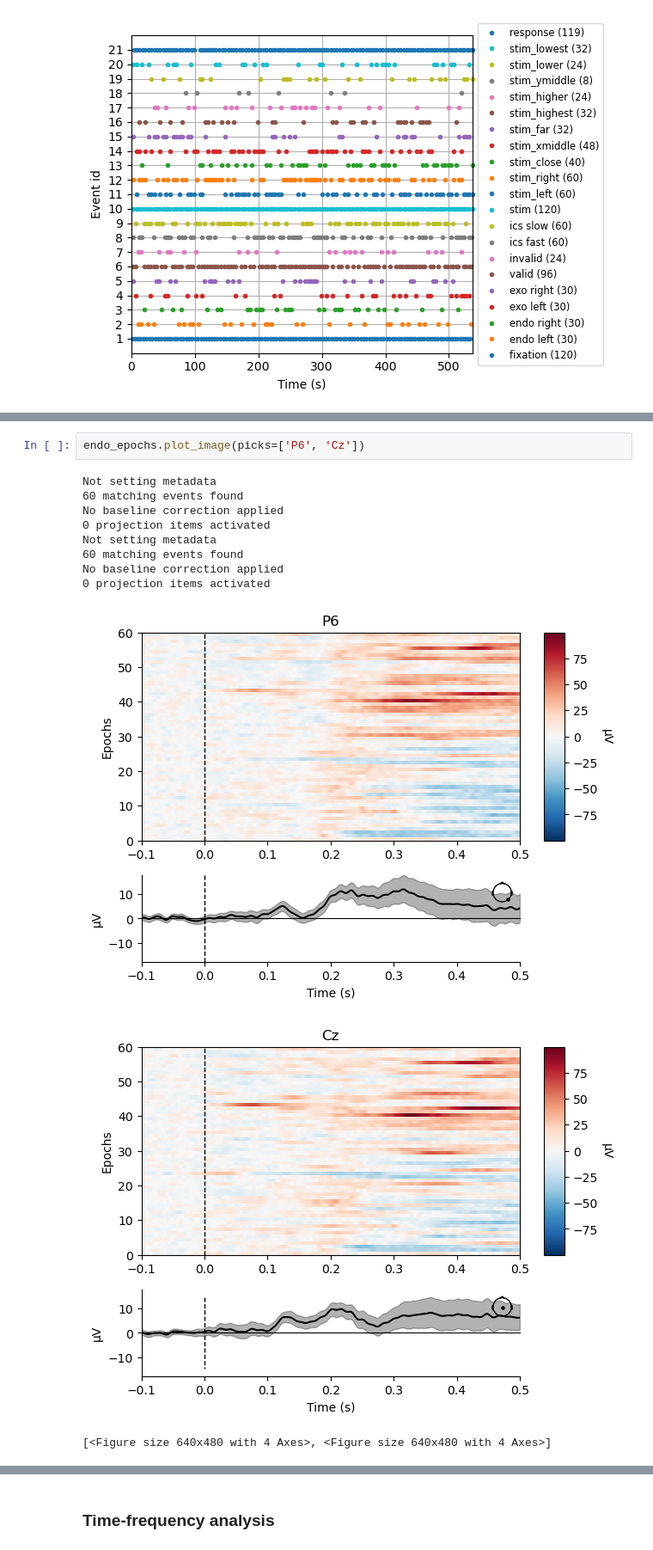
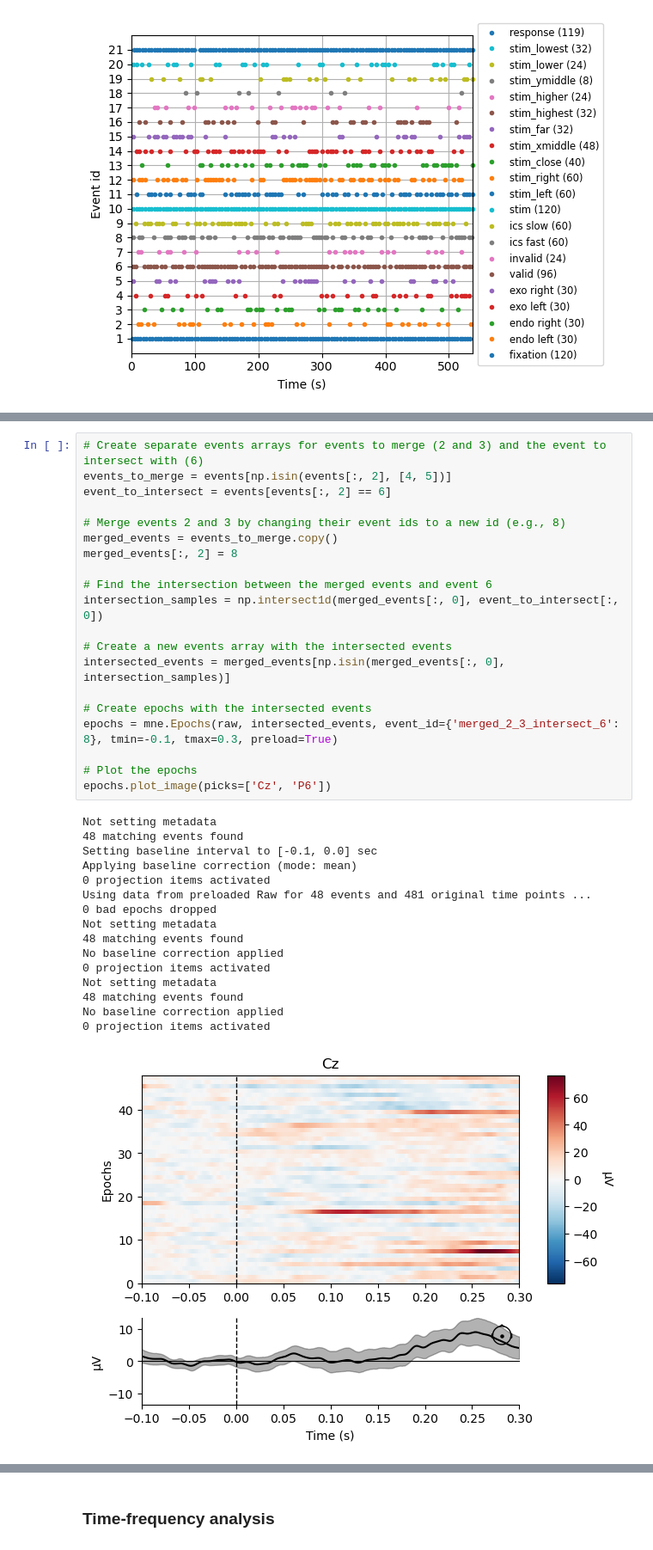
Before and after one commit to Shawnzty/tACS-Attention, a Jupyter notebook: processing/eeg_overview.ipynb, the cells around one changed output, grey strips where cells are left out. Shown: that part at 86% size. Drawn from its saved outputs; the diff is of its cells as text.

```diff
--- a/processing/eeg_overview.ipynb
+++ b/processing/eeg_overview.ipynb
@@ -264,14 +219,37 @@ Dropped 0 epochs:
-# %%
-endo_epochs.plot_image(picks=['P6', 'Cz'])
-# %% [output]
-Not setting metadata
-60 matching events found
-No baseline correction applied
-0 projection items activated
-Not setting metadata
-60 matching events found
-No baseline correction applied
-0 projection items activated
-[figure, removed]
-[figure, removed]
-[<Figure size 640x480 with 4 Axes>, <Figure size 640x480 with 4 Axes>]
+# %%
+# Create separate events arrays for events to merge (2 and 3) and the event to intersect with (6)
+events_to_merge = events[np.isin(events[:, 2], [4, 5])]
+event_to_intersect = events[events[:, 2] == 6]
+
+# Merge events 2 and 3 by changing their event ids to a new id (e.g., 8)
+merged_events = events_to_merge.copy()
+merged_events[:, 2] = 8
+
+# Find the intersection between the merged events and event 6
+intersection_samples = np.intersect1d(merged_events[:, 0], event_to_intersect[:, 0])
+
+# Create a new events array with the intersected events
+intersected_events = merged_events[np.isin(merged_events[:, 0], intersection_samples)]
+
+# Create epochs with the intersected events
+epochs = mne.Epochs(raw, intersected_events, event_id={'merged_2_3_intersect_6': 8}, tmin=-0.1, tmax=0.3, preload=True)
+
+# Plot the epochs
+epochs.plot_image(picks=['Cz', 'P6'])
+# %% [output]
+Not setting metadata
+48 matching events found
+Setting baseline interval to [-0.1, 0.0] sec
+Applying baseline correction (mode: mean)
+0 projection items activated
+Using data from preloaded Raw for 48 events and 481 original time points ...
+0 bad epochs dropped
+Not setting metadata
+48 matching events found
+No baseline correction applied
+0 projection items activated
+Not setting metadata
+48 matching events found
+No baseline correction applied
+0 projection items activated
+[figure, added]
```
Also changed, not shown: parts of 9 cells of this notebook.
